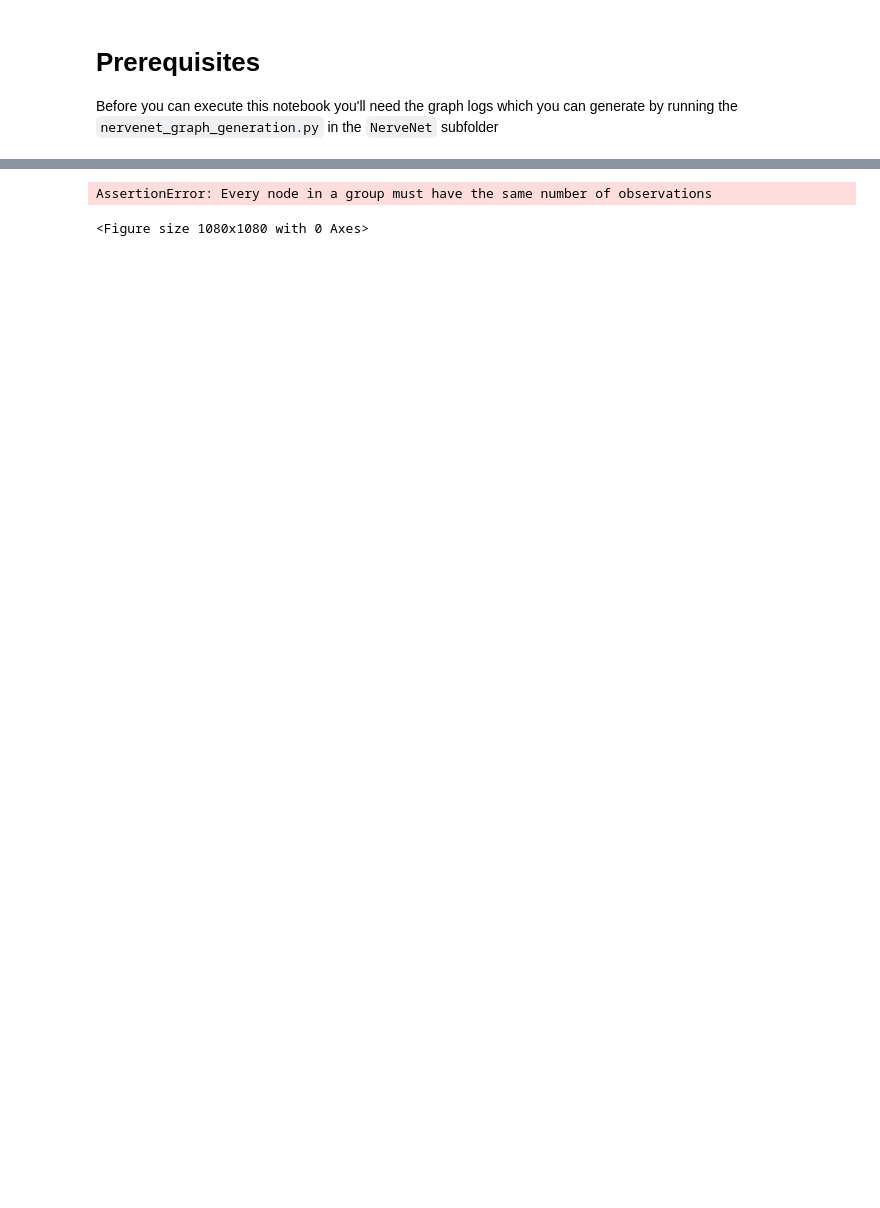
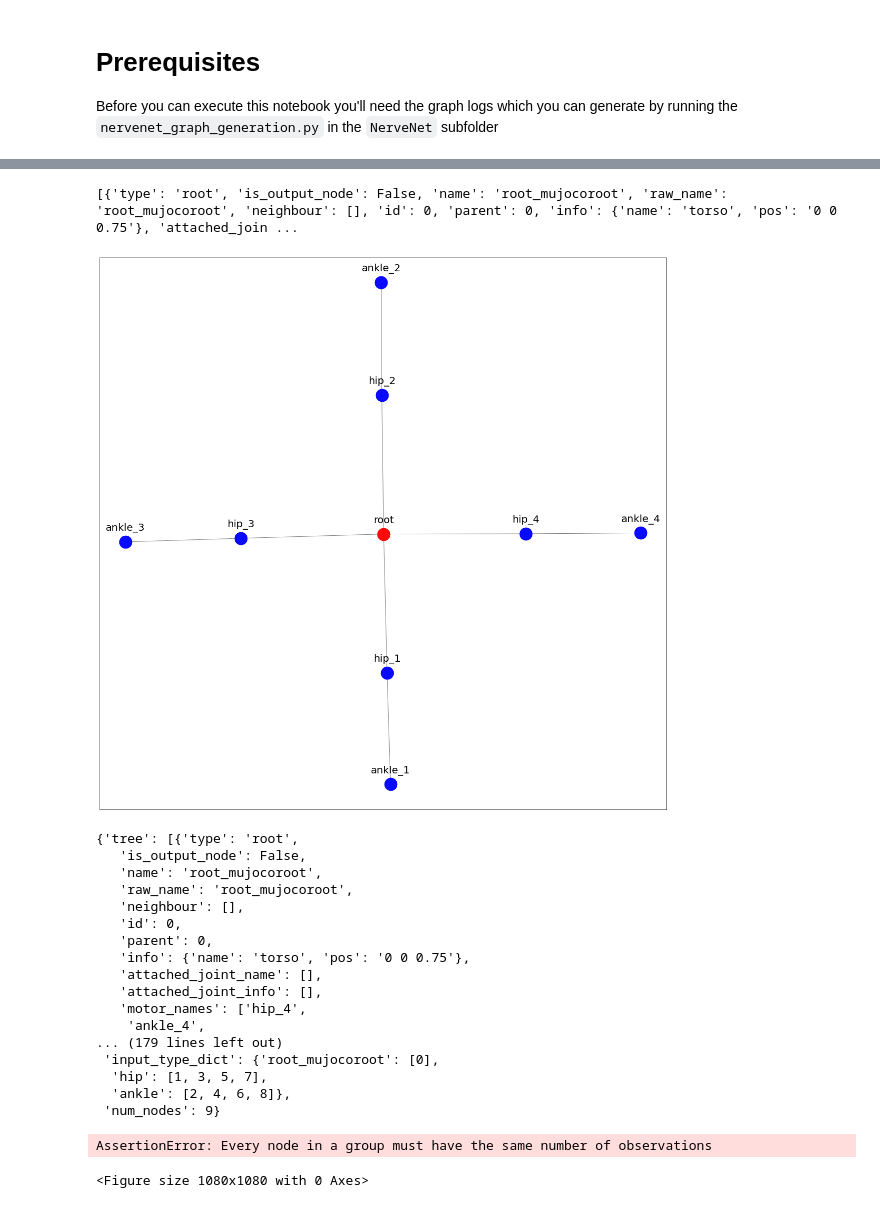
Before and after one commit to HannesStark/gnn-reinforcement-learning, a Jupyter notebook: playground/graph_visualization/robot_graph_visualization.ipynb, the cells around one changed output, grey strips where cells are left out. Drawn from its saved outputs; the diff is of its cells as text; code cells hidden in the pictures; blank space fills up the shorter version.

```diff
--- a/playground/graph_visualization/robot_graph_visualization.ipynb
+++ b/playground/graph_visualization/robot_graph_visualization.ipynb
@@ -79,3 +82,30 @@ ant_bullet_log = visualize_task_graph("AntBulletEnv-v0",
+# %%
+ant_bullet_log_dropped_body = visualize_task_graph("AntBulletEnv-v0",
+                     figsize=(20, 20),
+                     use_sibling_relations=False,
+                     drop_body_nodes=True,
+                     root_relation_option=RootRelationOption.NONE
+                     )
+# %% [output]
+[{'type': 'root', 'is_output_node': False, 'name': 'root_mujocoroot', 'raw_name': 'root_mujocoroot', 'neighbour': [], 'id': 0, 'parent': 0, 'info': {'name': 'torso', 'pos': '0 0 0.75'}, 'attached_join ...
+[figure, added]
+{'tree': [{'type': 'root',
+   'is_output_node': False,
+   'name': 'root_mujocoroot',
+   'raw_name': 'root_mujocoroot',
+   'neighbour': [],
+   'id': 0,
+   'parent': 0,
+   'info': {'name': 'torso', 'pos': '0 0 0.75'},
+   'attached_joint_name': [],
+   'attached_joint_info': [],
+   'motor_names': ['hip_4',
+    'ankle_4',
+... (179 lines left out)
+ 'input_type_dict': {'root_mujocoroot': [0],
+  'hip': [1, 3, 5, 7],
+  'ankle': [2, 4, 6, 8]},
+ 'num_nodes': 9}
 # %%
 HalfCheetah_log = visualize_task_graph("HalfCheetah-v1",
                                         figsize=(15,15),
```
Also changed, not shown: parts of 2 cells of this notebook, 1 other file.
